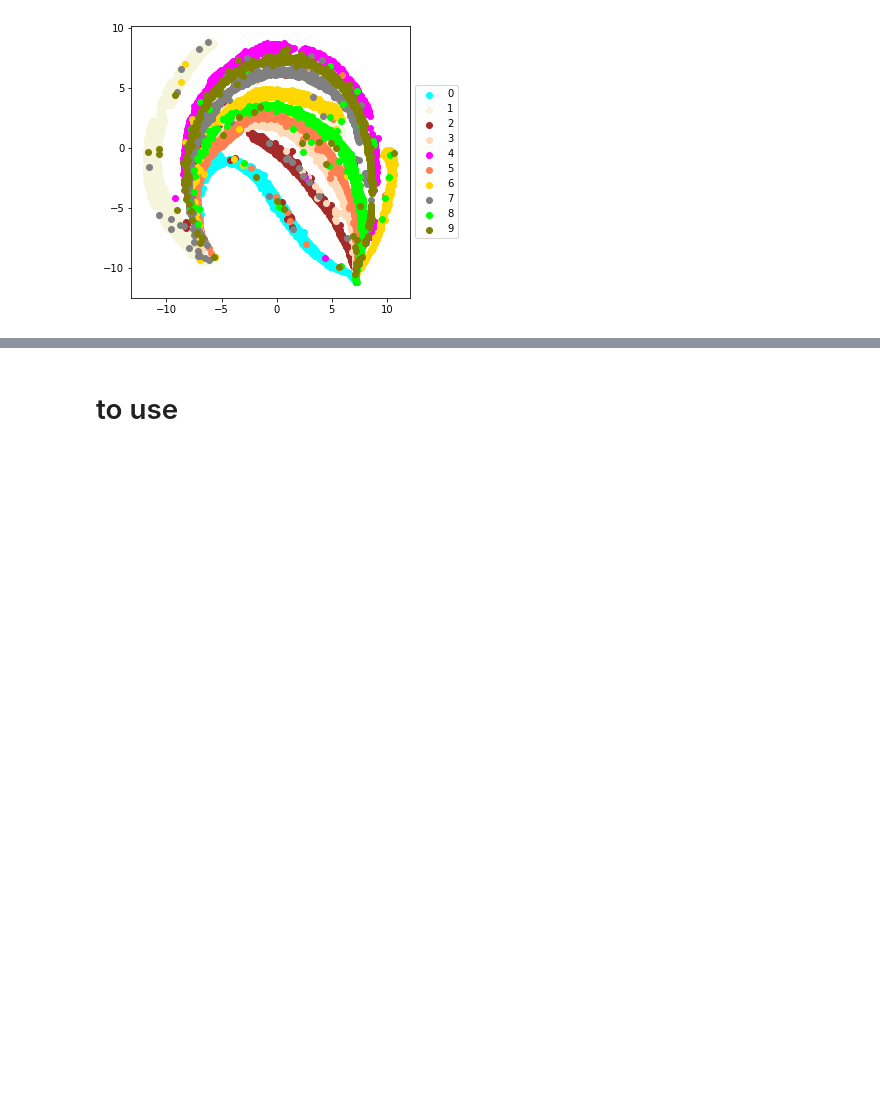
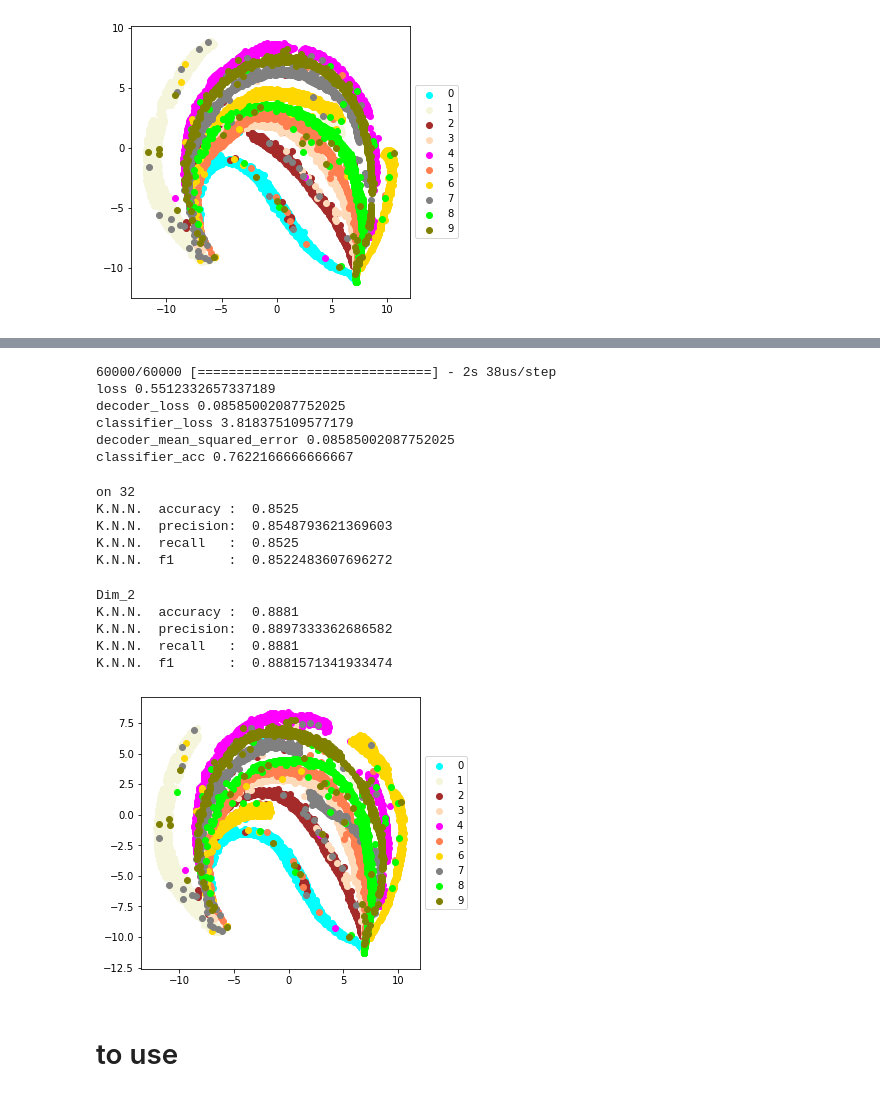
Before and after one commit to AntonioLonga/Master-thesis, a Jupyter notebook: Experiments/test_SUP_AUTOENCODER/Supervised Autoencoder on MINST.ipynb, the cells around one changed output, grey strips where cells are left out. Cells and saved outputs as stored; diff of their text form; code cells hidden in the pictures; blank space fills up the shorter version.

Commit message:
test on minst mycallback

```diff
--- a/Experiments/test_SUP_AUTOENCODER/Supervised Autoencoder on MINST.ipynb
+++ b/Experiments/test_SUP_AUTOENCODER/Supervised Autoencoder on MINST.ipynb
@@ -131,0 +159,26 @@ K.N.N.  f1       :  0.8950382324735644
+# %%
+path = "test_MINST/esperimento_999900"
+tb = TensorBoard(log_dir=path)
+
+epochs = 100
+my = MyCallback(w_dec,w_cla,epochs)
+
+[x_train], [x_train,y_train]
+h = autoencoder.fit(x_train,
+                    {'decoder': x_train, 'classifier': y_train},
+                    epochs=epochs,
+                    verbose=0,
+                    validation_split=0.2,
+                    callbacks=[tb,my])
+
+a = autoencoder.evaluate(x_train,[x_train,y_train])
+n = autoencoder.metrics_names
+for i in range(0,len(a)):
+    print(str(n[i])+" "+str(a[i]))
+# %% [output]
+60000/60000 [==============================] - 2s 38us/step
+loss 0.5512332657337189
+decoder_loss 0.08585002087752025
+classifier_loss 3.818375109577179
+decoder_mean_squared_error 0.08585002087752025
+classifier_acc 0.7622166666666667
@@ -132,2 +188,28 @@ K.N.N.  f1       :  0.8950382324735644
+# %%
+eva = Evaluator(KNeighborsClassifier(n_neighbors = 1))
+acc, pre, rec, f = eva.performance_with_kfold(emb_3_test,y_test)
+print("on 32")
+print("K.N.N.  accuracy : ",np.mean(acc))
+print("K.N.N.  precision: ",np.mean(pre))
+print("K.N.N.  recall   : ",np.mean(rec))
+print("K.N.N.  f1       : ",np.mean(f))
+# %% [output]
+on 32
+K.N.N.  accuracy :  0.8525
+K.N.N.  precision:  0.8548793621369603
+K.N.N.  recall   :  0.8525
+K.N.N.  f1       :  0.8522483607696272
+# %%
+uma_2 = umap.UMAP(n_components=2)
+res_uma_2_test = uma_2.fit(emb_2_train,y_train).transform(emb_2_test)
+# %%
+plot_embedding(y_test,res_uma_2_test)
+# %% [output]
+Dim_2
+K.N.N.  accuracy :  0.8881
+K.N.N.  precision:  0.8897333362686582
+K.N.N.  recall   :  0.8881
+K.N.N.  f1       :  0.8881571341933474
+[figure, added]
 # %% [markdown]
 # to use
```
Also changed, not shown: parts of 4 cells of this notebook.
